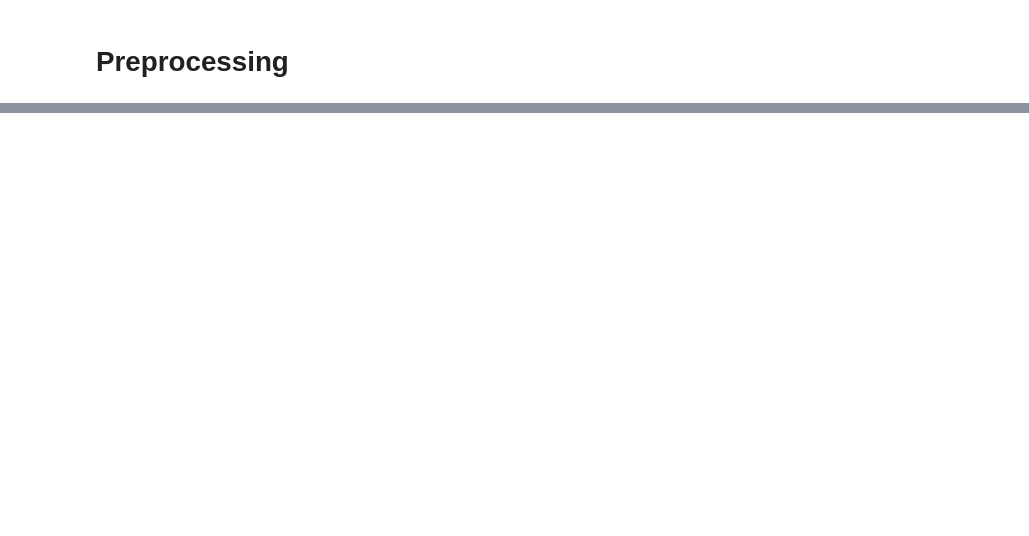
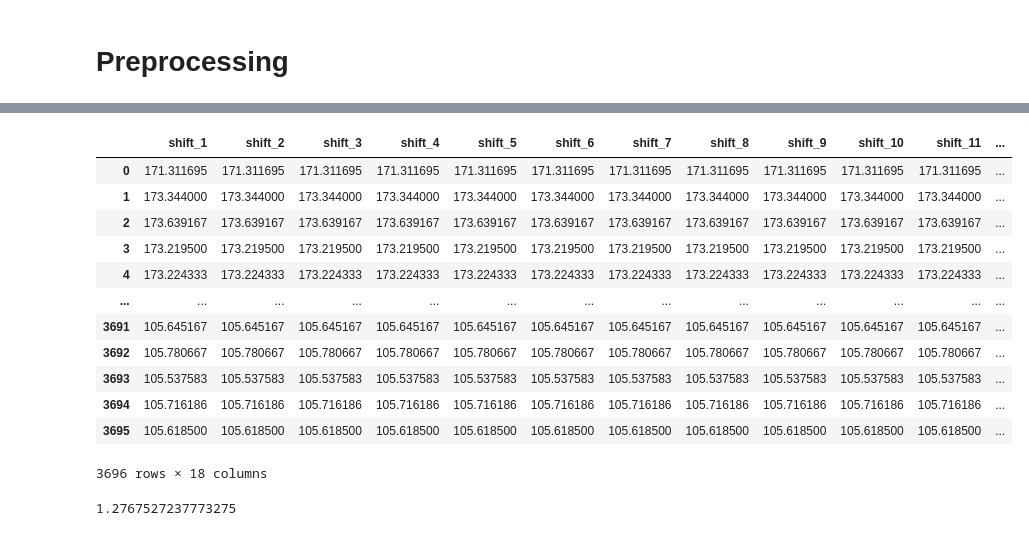
Before and after one commit to petrsokerin/Stock_Embedding, a Jupyter notebook: notebooks/TS2Vec.ipynb, the cells around one changed output, grey strips where cells are left out. Cells and saved outputs as stored; diff of their text form; code cells hidden in the pictures; blank space fills up the shorter version.

Commit message:
add models check

```diff
--- a/notebooks/TS2Vec.ipynb
+++ b/notebooks/TS2Vec.ipynb
@@ -268,0 +272,8 @@ Epoch #14: loss=99.87868529099684
+# %%
+n_shifts = 18
+for i in range(1, n_shifts + 1):
+    X_baseline[f'shift_{i}'] = X_baseline.groupby(by=['Stock']).shift(1)['Close']
+
+X_baseline = X_baseline.dropna()
+X_baseline = X_baseline.drop(columns='Close')
+X_baseline.head()
@@ -268,0 +287,5 @@ Epoch #14: loss=99.87868529099684
+# %%
+y = df_best.set_index('Datetime').groupby(
+    ['Stock', pd.Grouper( freq='h')],
+).agg({'Close': 'mean'}).reset_index()
+y.head()
@@ -268,0 +299,51 @@ Epoch #14: loss=99.87868529099684
+# %%
+train_start, train_end = '2023-10-01', '2023-11-01'
+test_start, test_end = '2023-11-01', '2023-11-07'
+
+y_train = y[(y['Datetime'].dt.date >= pd.Timestamp(train_start).date()) &
+             (y['Datetime'].dt.date < pd.Timestamp(train_end).date())]
+
+y_test = y[(y['Datetime'].dt.date >= pd.Timestamp(test_start).date()) &
+             (y['Datetime'].dt.date < pd.Timestamp(test_end).date())]
+
+X_train = X_baseline[(X_baseline['Datetime'].dt.date >= pd.Timestamp(train_start).date()) &
+             (X_baseline['Datetime'].dt.date < pd.Timestamp(train_end).date())]
+
+X_test = X_baseline[(X_baseline['Datetime'].dt.date >= pd.Timestamp(test_start).date()) &
+             (X_baseline['Datetime'].dt.date < pd.Timestamp(test_end).date())]
+# %%
+y_name = 'Close'
+
+df_train = pd.merge(X_train, y_train, on=['Stock', 'Datetime'])
+df_test = pd.merge(X_test, y_test, on=['Stock', 'Datetime'])
+
+X_train, y_train = df_train.drop(columns=[y_name, 'Datetime', 'Stock']), df_train[y_name]
+X_test, y_test = df_test.drop(columns=[y_name, 'Datetime', 'Stock']), df_test[y_name]
+# %%
+X_train
+# %% [output]
+|  | shift_1 | shift_2 | shift_3 | shift_4 | shift_5 | shift_6 | shift_7 | shift_8 | shift_9 | shift_10 | shift_11 | ... |
+| 0 | 171.311695 | 171.311695 | 171.311695 | 171.311695 | 171.311695 | 171.311695 | 171.311695 | 171.311695 | 171.311695 | 171.311695 | 171.311695 | ... |
+| 1 | 173.344000 | 173.344000 | 173.344000 | 173.344000 | 173.344000 | 173.344000 | 173.344000 | 173.344000 | 173.344000 | 173.344000 | 173.344000 | ... |
+| 2 | 173.639167 | 173.639167 | 173.639167 | 173.639167 | 173.639167 | 173.639167 | 173.639167 | 173.639167 | 173.639167 | 173.639167 | 173.639167 | ... |
+| 3 | 173.219500 | 173.219500 | 173.219500 | 173.219500 | 173.219500 | 173.219500 | 173.219500 | 173.219500 | 173.219500 | 173.219500 | 173.219500 | ... |
+| 4 | 173.224333 | 173.224333 | 173.224333 | 173.224333 | 173.224333 | 173.224333 | 173.224333 | 173.224333 | 173.224333 | 173.224333 | 173.224333 | ... |
+| ... | ... | ... | ... | ... | ... | ... | ... | ... | ... | ... | ... | ... |
+| 3691 | 105.645167 | 105.645167 | 105.645167 | 105.645167 | 105.645167 | 105.645167 | 105.645167 | 105.645167 | 105.645167 | 105.645167 | 105.645167 | ... |
+| 3692 | 105.780667 | 105.780667 | 105.780667 | 105.780667 | 105.780667 | 105.780667 | 105.780667 | 105.780667 | 105.780667 | 105.780667 | 105.780667 | ... |
+| 3693 | 105.537583 | 105.537583 | 105.537583 | 105.537583 | 105.537583 | 105.537583 | 105.537583 | 105.537583 | 105.537583 | 105.537583 | 105.537583 | ... |
+| 3694 | 105.716186 | 105.716186 | 105.716186 | 105.716186 | 105.716186 | 105.716186 | 105.716186 | 105.716186 | 105.716186 | 105.716186 | 105.716186 | ... |
+| 3695 | 105.618500 | 105.618500 | 105.618500 | 105.618500 | 105.618500 | 105.618500 | 105.618500 | 105.618500 | 105.618500 | 105.618500 | 105.618500 | ... |
+3696 rows × 18 columns
+# %%
+from sklearn.ensemble import RandomForestRegressor
+from sklearn.metrics import mean_absolute_error as MAE
+
+model = RandomForestRegressor()
+
+model.fit(X_train, y_train)
+y_pred = model.predict(X_test)
+
+MAE(y_test, y_pred)
+# %% [output]
+1.2767527237773275
```
Also changed, not shown: parts of 44 cells of this notebook, 1 other file.
